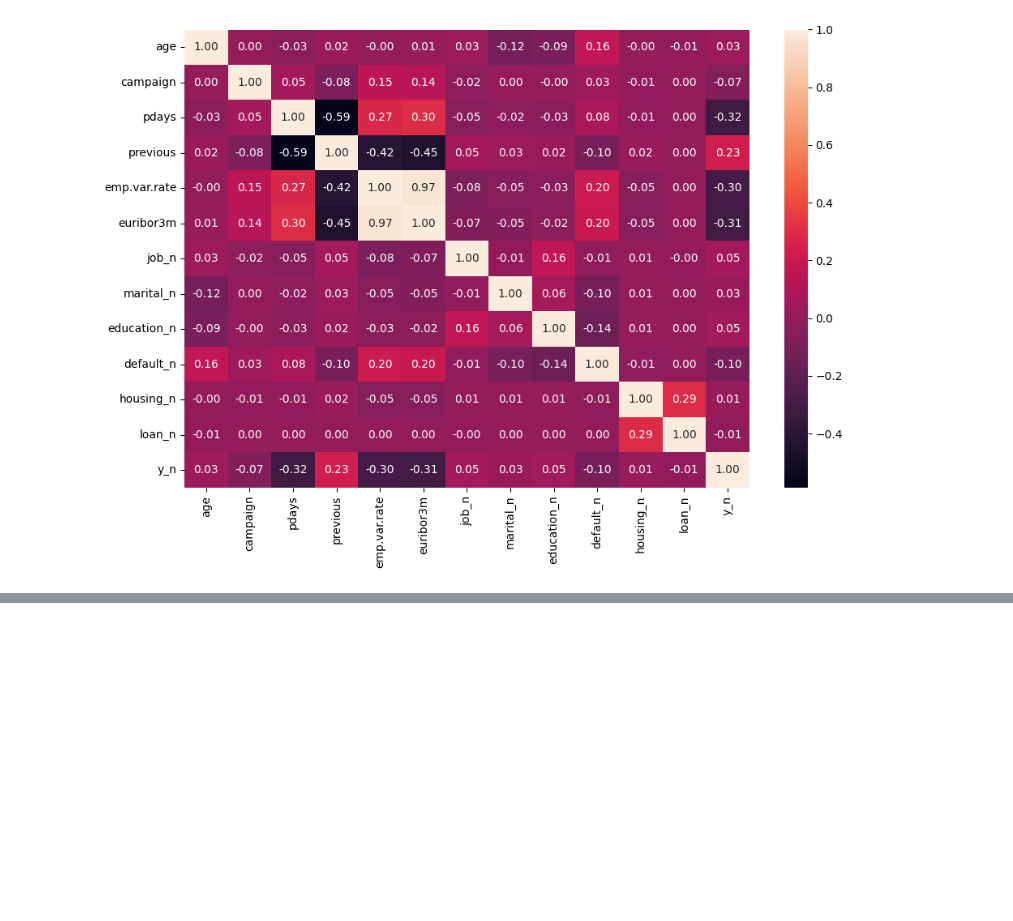
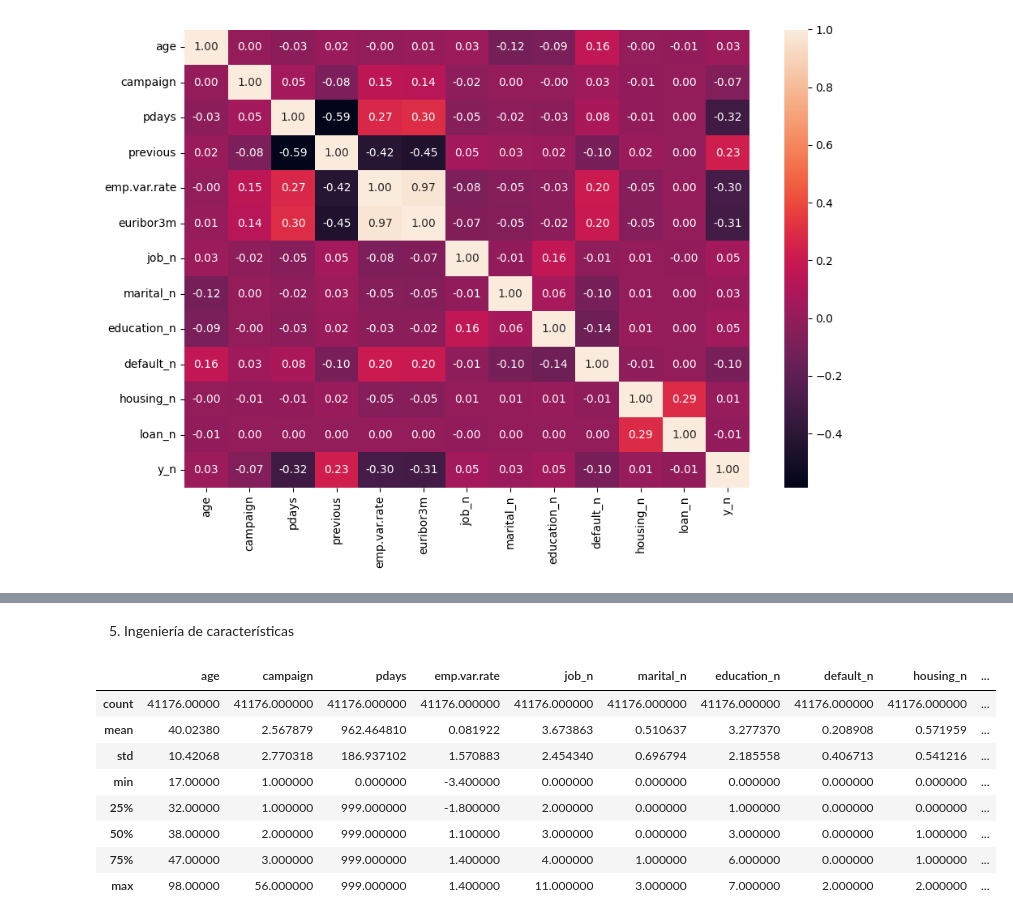
Before and after one commit to Eleiny9/mi-primer-ML, a Jupyter notebook: src/explore.ipynb, the cells around one changed output, grey strips where cells are left out. Saved outputs shown, nothing was run; the diff lists cells and outputs as text; code cells hidden in the pictures; blank space fills up the shorter version.

```diff
--- a/src/explore.ipynb
+++ b/src/explore.ipynb
@@ -352,0 +390,15 @@ sns.pairplot(data = data)
+# %% [markdown]
+5. Ingeniería de características
+# %%
+data.describe()
+# Vemos los valores maximos y minimos , nuestros cuartiles (Q2 la mediana) , la media y desviacion estandar
+# %% [output]
+|  | age | campaign | pdays | emp.var.rate | job_n | marital_n | education_n | default_n | housing_n | ... |
+| count | 41176.00000 | 41176.000000 | 41176.000000 | 41176.000000 | 41176.000000 | 41176.000000 | 41176.000000 | 41176.000000 | 41176.000000 | ... |
+| mean | 40.02380 | 2.567879 | 962.464810 | 0.081922 | 3.673863 | 0.510637 | 3.277370 | 0.208908 | 0.571959 | ... |
+| std | 10.42068 | 2.770318 | 186.937102 | 1.570883 | 2.454340 | 0.696794 | 2.185558 | 0.406713 | 0.541216 | ... |
+| min | 17.00000 | 1.000000 | 0.000000 | -3.400000 | 0.000000 | 0.000000 | 0.000000 | 0.000000 | 0.000000 | ... |
+| 25% | 32.00000 | 1.000000 | 999.000000 | -1.800000 | 2.000000 | 0.000000 | 1.000000 | 0.000000 | 0.000000 | ... |
+| 50% | 38.00000 | 2.000000 | 999.000000 | 1.100000 | 3.000000 | 0.000000 | 3.000000 | 0.000000 | 1.000000 | ... |
+| 75% | 47.00000 | 3.000000 | 999.000000 | 1.400000 | 4.000000 | 1.000000 | 6.000000 | 0.000000 | 1.000000 | ... |
+| max | 98.00000 | 56.000000 | 999.000000 | 1.400000 | 11.000000 | 3.000000 | 7.000000 | 2.000000 | 2.000000 | ... |
```
Also changed, not shown: parts of 41 cells of this notebook.
